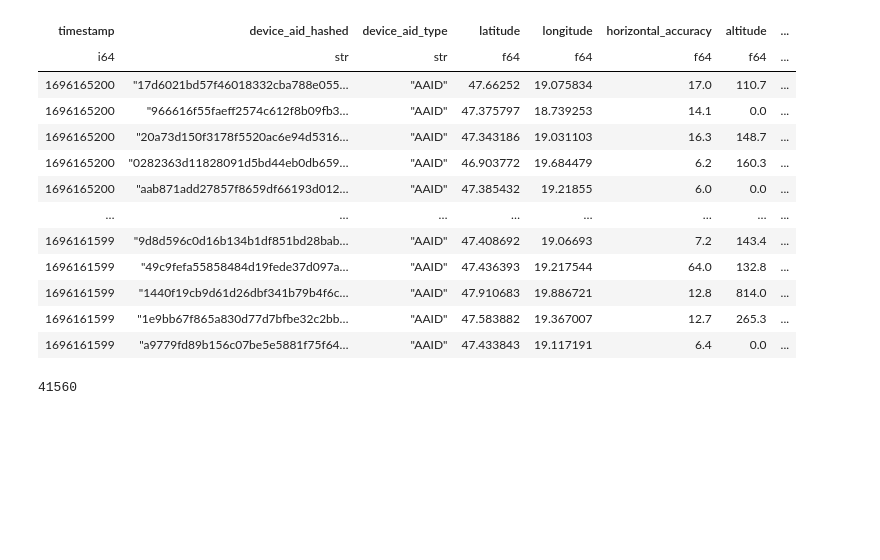
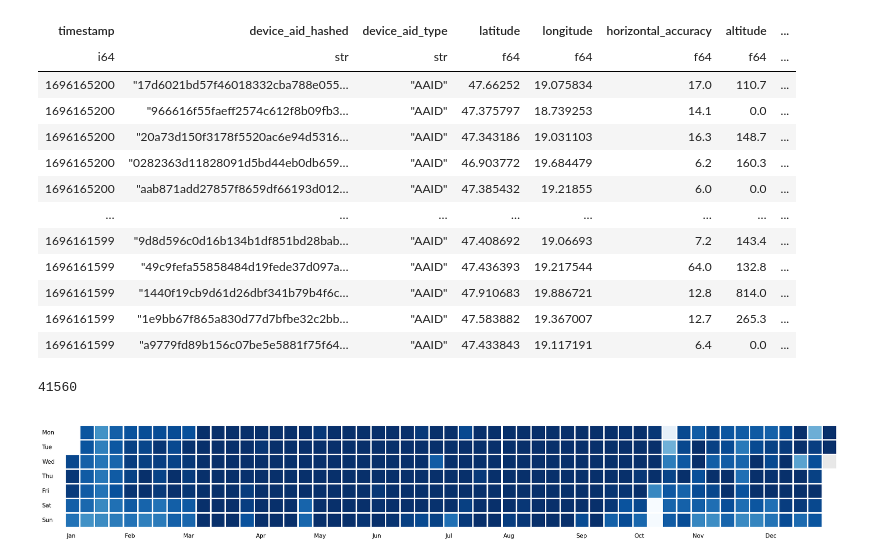
Before and after one commit to ANETILab/wp7_data_processing, a Jupyter notebook: src/preliminary.ipynb, the cells around one changed output. Cells and saved outputs as stored; diff of their text form; code cells hidden in the pictures; blank space fills up the shorter version.

Commit message:
Convert dict to dataframe GH-1

```diff
--- a/src/preliminary.ipynb
+++ b/src/preliminary.ipynb
@@ -91,3 +91,43 @@ except FileNotFoundError:
         counts_2025[i.strftime("%Y-%m-%d")] = determine_descriptives(i)
     with open("../output/descriptives/counts_2025.json", "w") as fp:
         json.dump(counts_2025, fp, indent=1)
+# %%
+def counts_to_dataframe(counts: dict[str, dict[str, int]]) -> pl.DataFrame:
+    records = []
+    for k, v in counts.items():
+        records.append(
+            [
+                date(*map(int, k.split("-"))),
+                v["number_of_records"],
+                v["number_of_unique_devices"],
+            ]
+        )
+    return pl.from_records(
+        records,
+        schema=["day", "number_of_records", "number_of_unique_devices"],
+        orient="row",
+    )
+# %%
+cdf_23 = counts_to_dataframe(counts_2023)
+cdf_24 = counts_to_dataframe(counts_2024)
+cdf_25 = counts_to_dataframe(counts_2025)
+# %%
+fig, ax = plt.subplots(figsize=(30, 3), dpi=150, layout="constrained")
+_ = dp.calendar(
+    dates=cdf_25["day"],
+    values=cdf_25["number_of_records"],
+    start_date="2025-01-01",
+    end_date="2025-12-31",
+    week_starts_on="Monday",
+    ax=ax,
+    cmap="Blues",
+)
+
+
+# for i in ["png", "svg"]:
+#     fig.savefig(
+#         f"../output/descriptives/number_of_records.{i}",
+#         metadata=config["metadata"][i],
+#     )
+# %% [output]
+[figure, added]
```
